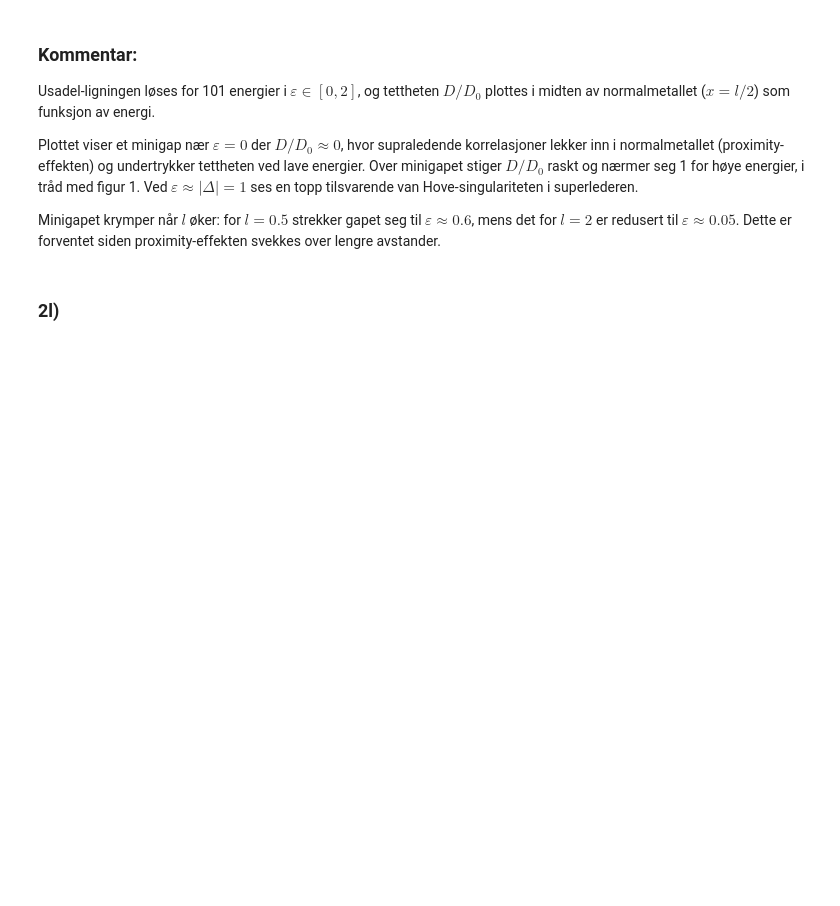
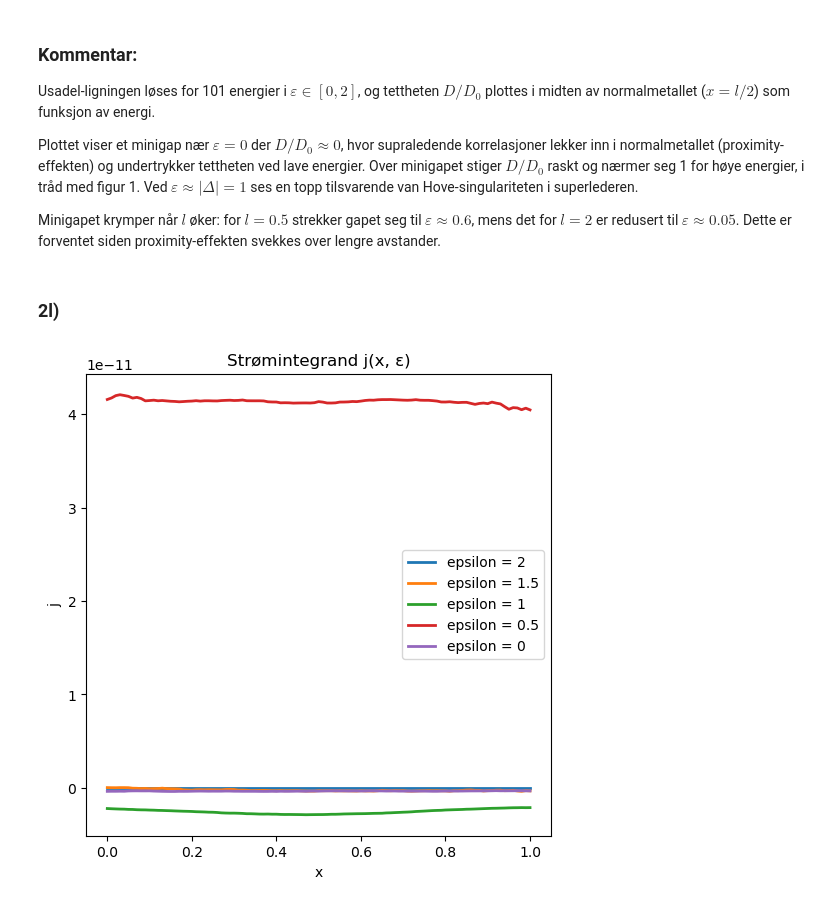
Before and after one commit to selmaberg05/TMA4320-Prosjekt3-gruppe-Andrihol-Emilyan-Selmahbe, a Jupyter notebook: Prosjekt3.ipynb, the cells around one changed output. Cells and saved outputs as stored; diff of their text form; code cells hidden in the pictures; blank space fills up the shorter version.

```diff
--- a/Prosjekt3.ipynb
+++ b/Prosjekt3.ipynb
@@ -921,3 +921,38 @@ $\varepsilon \approx 0.6$, mens det for $l = 2$ er redusert til $\varepsilon \ap
 Dette er forventet siden proximity-effekten svekkes over lengre avstander.
 # %% [markdown]
 ### 2l)
+# %%
+def dx_gh(g, gt, w, wt):
+    N = np.linalg.inv(I - g @ gt)
+    Nt = np.linalg.inv(I - gt @ g)
+    dx_N = N @ (w @ gt + g @ wt) @ N
+    dx_Nt = Nt @ (wt @ g + gt @ w) @ Nt
+    return 2 * np.block([[dx_N, N @ w + dx_N @ g],
+                         [-Nt @ wt - dx_Nt @ gt, -dx_Nt]])
+
+def j(ghat, dx_ghat):
+    return np.real(np.trace(rhoh3 @ (ghat @ dx_ghat - dx_ghat @ ghat)))
+
+eps_lst = [2, 1.5, 1, 0.5, 0]
+
+l = 1
+x = np.linspace(0, l, m)
+solutions = all_solutions[l]
+
+plt.figure()
+for eps in eps_lst:
+    j_lst = []
+    for i in range(m):
+        g, gt, w, wt = splitMatrices(solutions[eps][:, i])
+        ghat = gh(g, gt)
+        dx_ghat = dx_gh(g, gt, w, wt)
+        j_lst.append(j(ghat, dx_ghat))
+    plt.plot(x, j_lst, label=f"epsilon = {eps}")
+plt.title("Strømintegrand j(x, ε)")
+plt.xlabel("x")
+plt.ylabel("j")
+plt.legend()
+plt.grid()
+plt.show()
+# %% [output]
+[figure, added]
```
